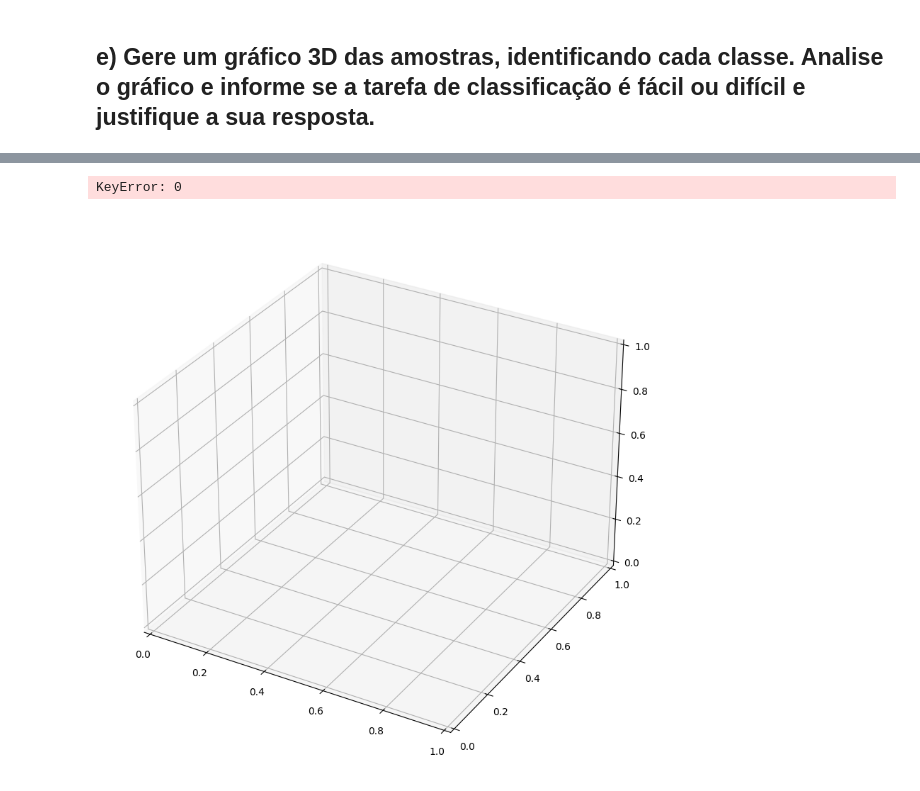
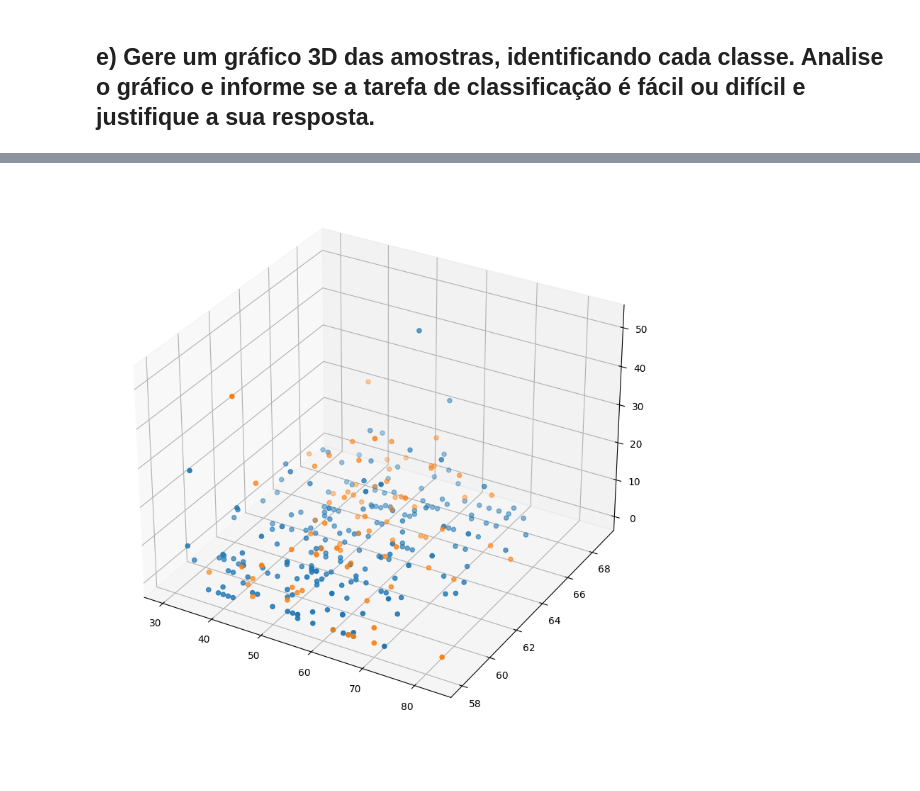
Before and after one commit to Harmonia2Side/machine-learning-laboratory-2023-2, a Jupyter notebook: lista1/lista1_breno_odnan.ipynb, the cells around one changed output, grey strips where cells are left out. Cells and saved outputs as stored; diff of their text form; code cells hidden in the pictures.

```diff
--- a/lista1/lista1_breno_odnan.ipynb
+++ b/lista1/lista1_breno_odnan.ipynb
@@ -251,16 +196,12 @@ plt.show()
 # %%
 # Visualização 3D
 
 fig = plt.figure(figsize=(20,10))
 ax = fig.add_subplot(projection='3d')
 color = ['or','ob']
 
-# for i in range(0,classes.size):
-    # data_select = data[data['survived'] == classes[i]]
-    # ax.scatter(data_select[0], data_select[1], data_select[2], marker='o')
-
-data_select = data[data['survived'] == classes[0]]
-ax.scatter(data_select[0], data_select[1], data_select[2], marker='o')
+for i in range(0,classes.size):
+    data_select = data[data['survived'] == classes[i]]
+    ax.scatter(data_select['age'], data_select['op_year'], data_select['pos_nodes'], marker='o')
 # %% [output]
-KeyError: 0
-[figure, old version]
+[figure, new version]
```
Also changed, not shown: parts of 1 cell of this notebook.
